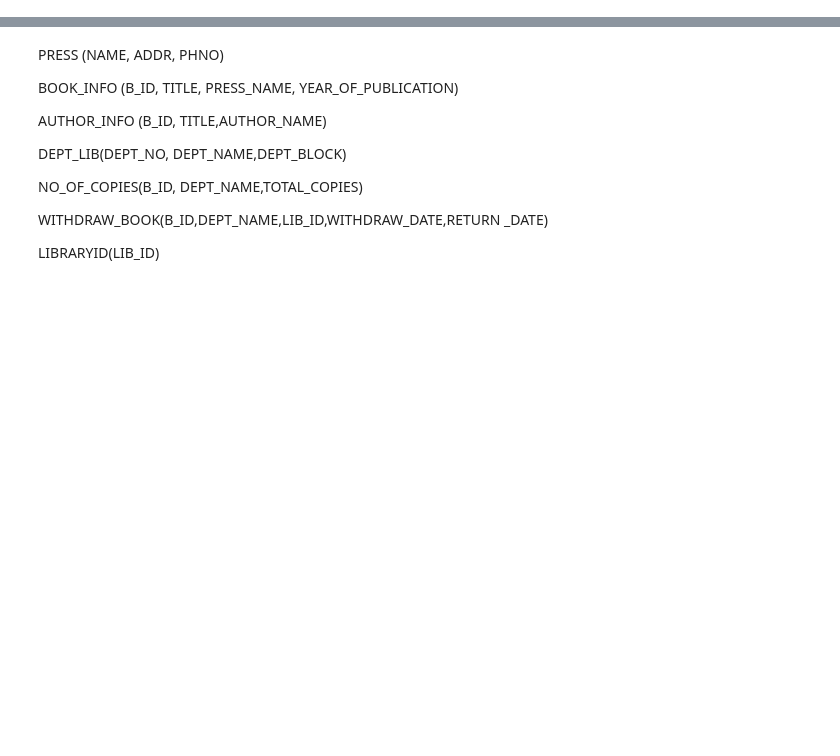
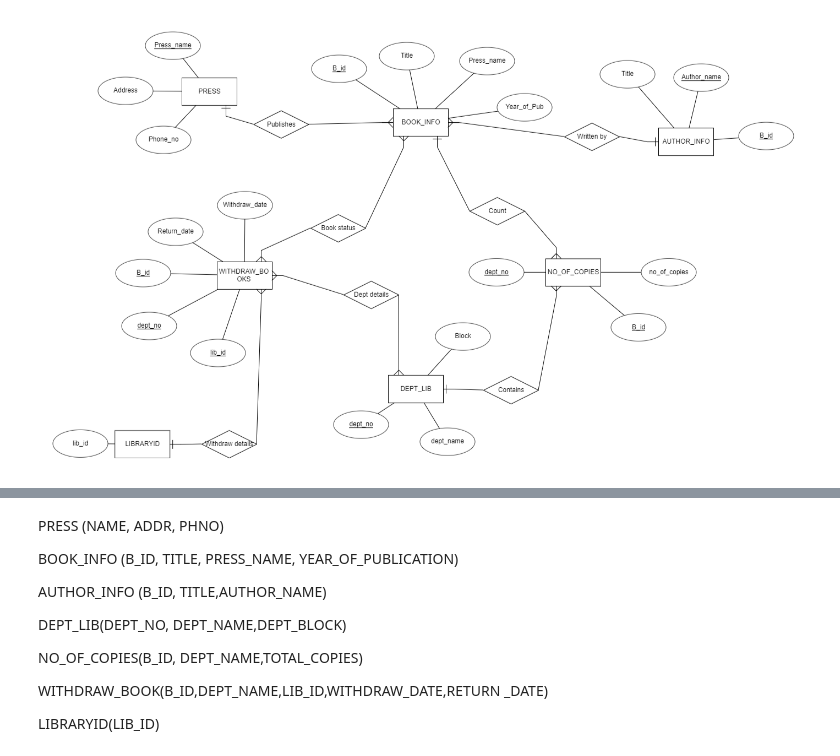
Before and after one commit to orectique/Coursework-Sem5, a Jupyter notebook: DBMS-Lab/Classwork/Lab2.ipynb, the cells around one changed output, grey strips where cells are left out. Drawn from its saved outputs; the diff is of its cells as text; code cells hidden in the pictures; blank space fills up the shorter version.

```diff
--- a/DBMS-Lab/Classwork/Lab2.ipynb
+++ b/DBMS-Lab/Classwork/Lab2.ipynb
@@ -0,0 +7,4 @@
+# %%
+Image("./Assets/lab2ER.png")
+# %% [output]
+[figure, added]
```
Also changed, not shown: parts of 18 cells of this notebook, 6 other files.
